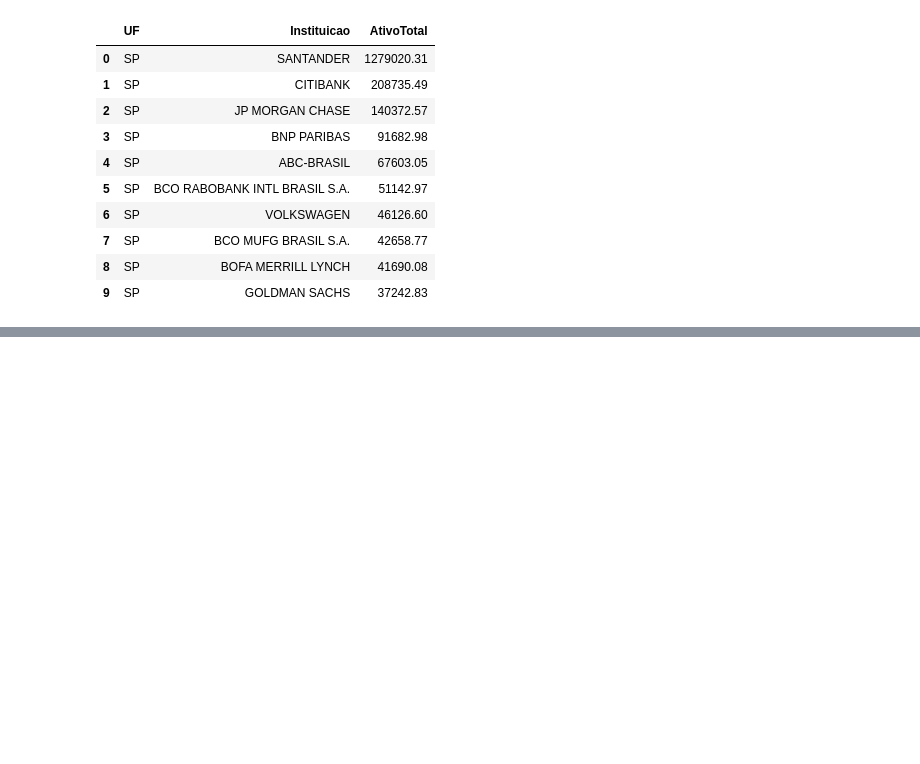
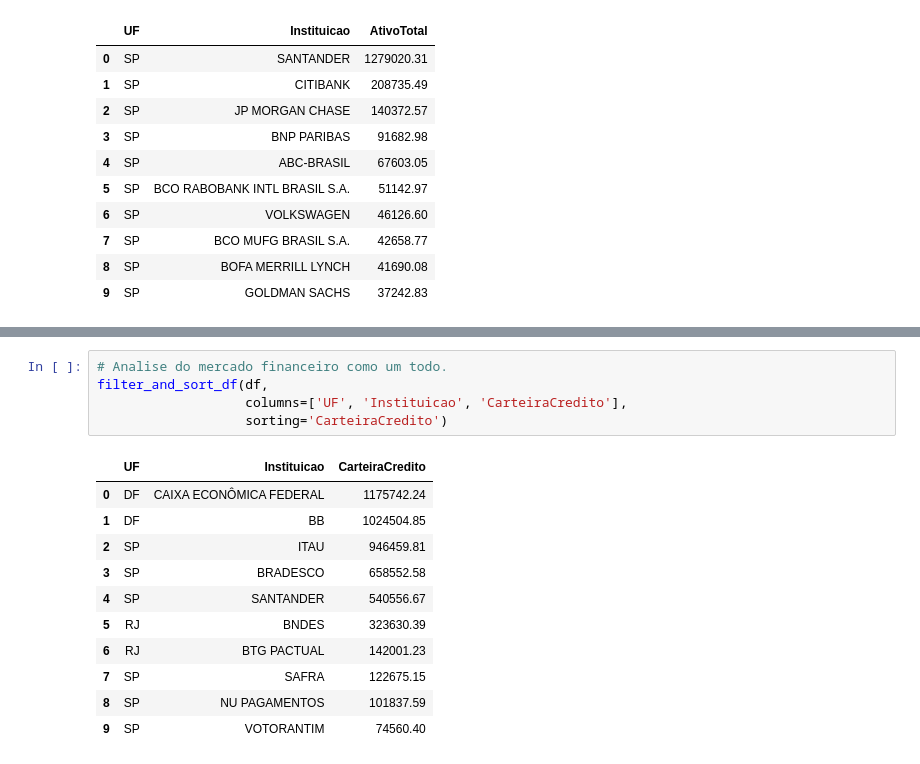
Before and after one commit to alexcamargos/bacen-ifdata-scraper, a Jupyter notebook: data_analytics/summary_prudential_conglomerates.ipynb, the cells around one changed output, grey strips where cells are left out. Saved outputs shown, nothing was run; the diff lists cells and outputs as text; blank space fills up the shorter version.

```diff
--- a/data_analytics/summary_prudential_conglomerates.ipynb
+++ b/data_analytics/summary_prudential_conglomerates.ipynb
@@ -767,0 +758,17 @@ filter_and_sort_df(df,
+# %%
+# Analise do mercado financeiro como um todo.
+filter_and_sort_df(df,
+                   columns=['UF', 'Instituicao', 'CarteiraCredito'],
+                   sorting='CarteiraCredito')
+# %% [output]
+|  | UF | Instituicao | CarteiraCredito |
+| 0 | DF | CAIXA ECONÔMICA FEDERAL | 1175742.24 |
+| 1 | DF | BB | 1024504.85 |
+| 2 | SP | ITAU | 946459.81 |
+| 3 | SP | BRADESCO | 658552.58 |
+| 4 | SP | SANTANDER | 540556.67 |
+| 5 | RJ | BNDES | 323630.39 |
+| 6 | RJ | BTG PACTUAL | 142001.23 |
+| 7 | SP | SAFRA | 122675.15 |
+| 8 | SP | NU PAGAMENTOS | 101837.59 |
+| 9 | SP | VOTORANTIM | 74560.40 |
```
Also changed, not shown: parts of 12 cells of this notebook.
